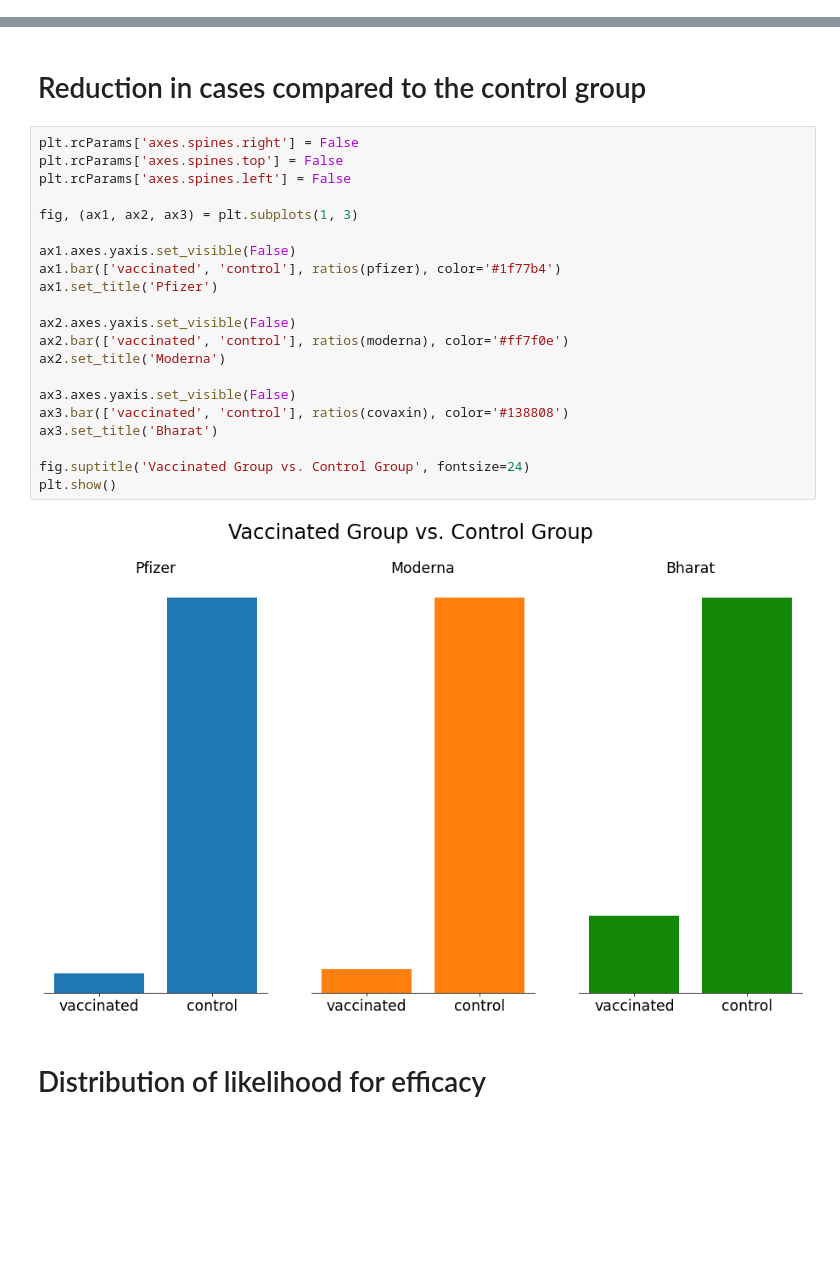
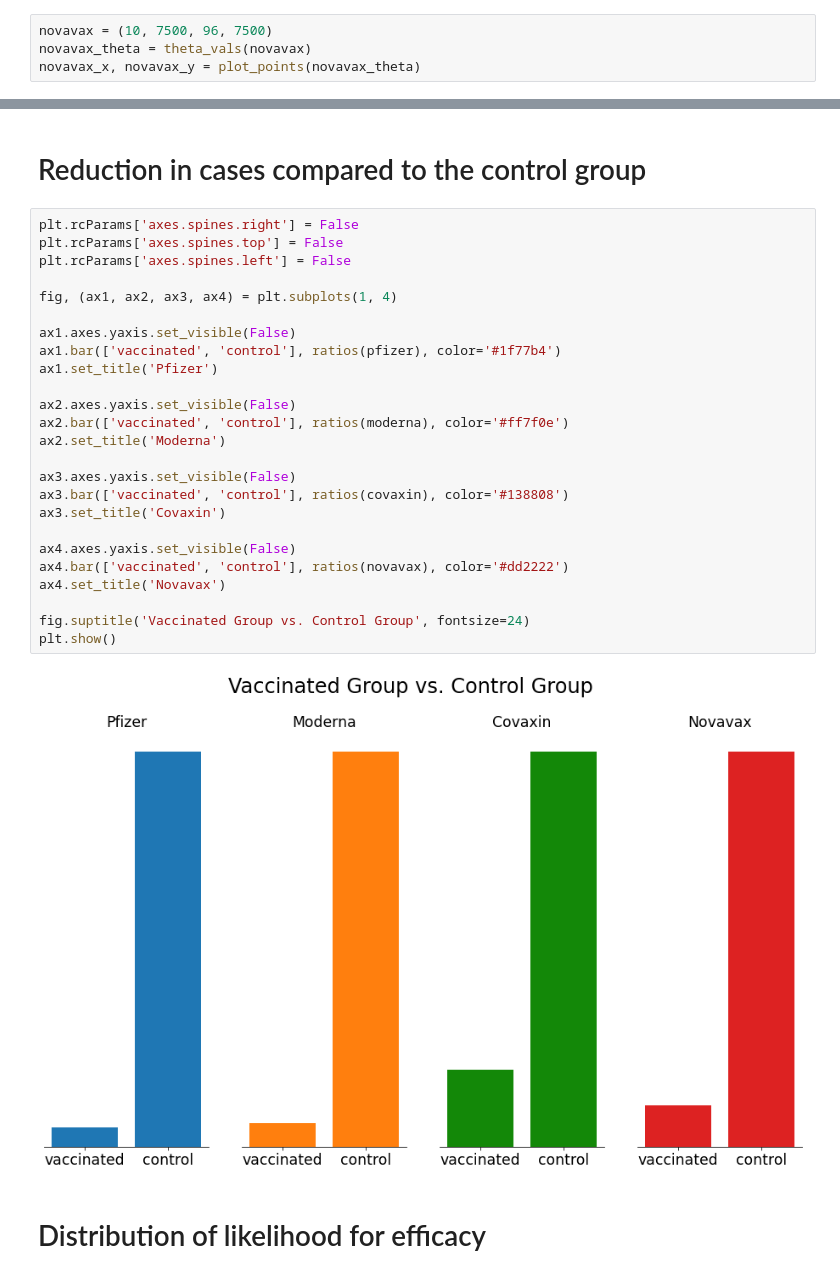
Before and after one commit to FlorinAndrei/misc, a Jupyter notebook: pfizer_moderna_vaccine_efficacy.ipynb, the cells around one changed output, grey strips where cells are left out. Drawn from its saved outputs; the diff is of its cells as text; blank space fills up the shorter version.

```diff
--- a/pfizer_moderna_vaccine_efficacy.ipynb
+++ b/pfizer_moderna_vaccine_efficacy.ipynb
@@ -100,0 +108,4 @@ conf_int(covaxin_theta)
+# %%
+novavax = (10, 7500, 96, 7500)
+novavax_theta = theta_vals(novavax)
+novavax_x, novavax_y = plot_points(novavax_theta)
@@ -103,26 +126,30 @@ conf_int(covaxin_theta)
 # %%
 plt.rcParams['axes.spines.right'] = False
 plt.rcParams['axes.spines.top'] = False
 plt.rcParams['axes.spines.left'] = False
 
-fig, (ax1, ax2, ax3) = plt.subplots(1, 3)
+fig, (ax1, ax2, ax3, ax4) = plt.subplots(1, 4)
 
 ax1.axes.yaxis.set_visible(False)
 ax1.bar(['vaccinated', 'control'], ratios(pfizer), color='#1f77b4')
 ax1.set_title('Pfizer')
 
 ax2.axes.yaxis.set_visible(False)
 ax2.bar(['vaccinated', 'control'], ratios(moderna), color='#ff7f0e')
 ax2.set_title('Moderna')
 
 ax3.axes.yaxis.set_visible(False)
 ax3.bar(['vaccinated', 'control'], ratios(covaxin), color='#138808')
-ax3.set_title('Bharat')
+ax3.set_title('Covaxin')
+
+ax4.axes.yaxis.set_visible(False)
+ax4.bar(['vaccinated', 'control'], ratios(novavax), color='#dd2222')
+ax4.set_title('Novavax')
 
 fig.suptitle('Vaccinated Group vs. Control Group', fontsize=24)
 plt.show()
 # %% [output]
-[figure, old version]
+[figure, new version]
 # %% [markdown]
 # Distribution of likelihood for efficacy
 # %%
```
Also changed, not shown: parts of 15 cells of this notebook.
